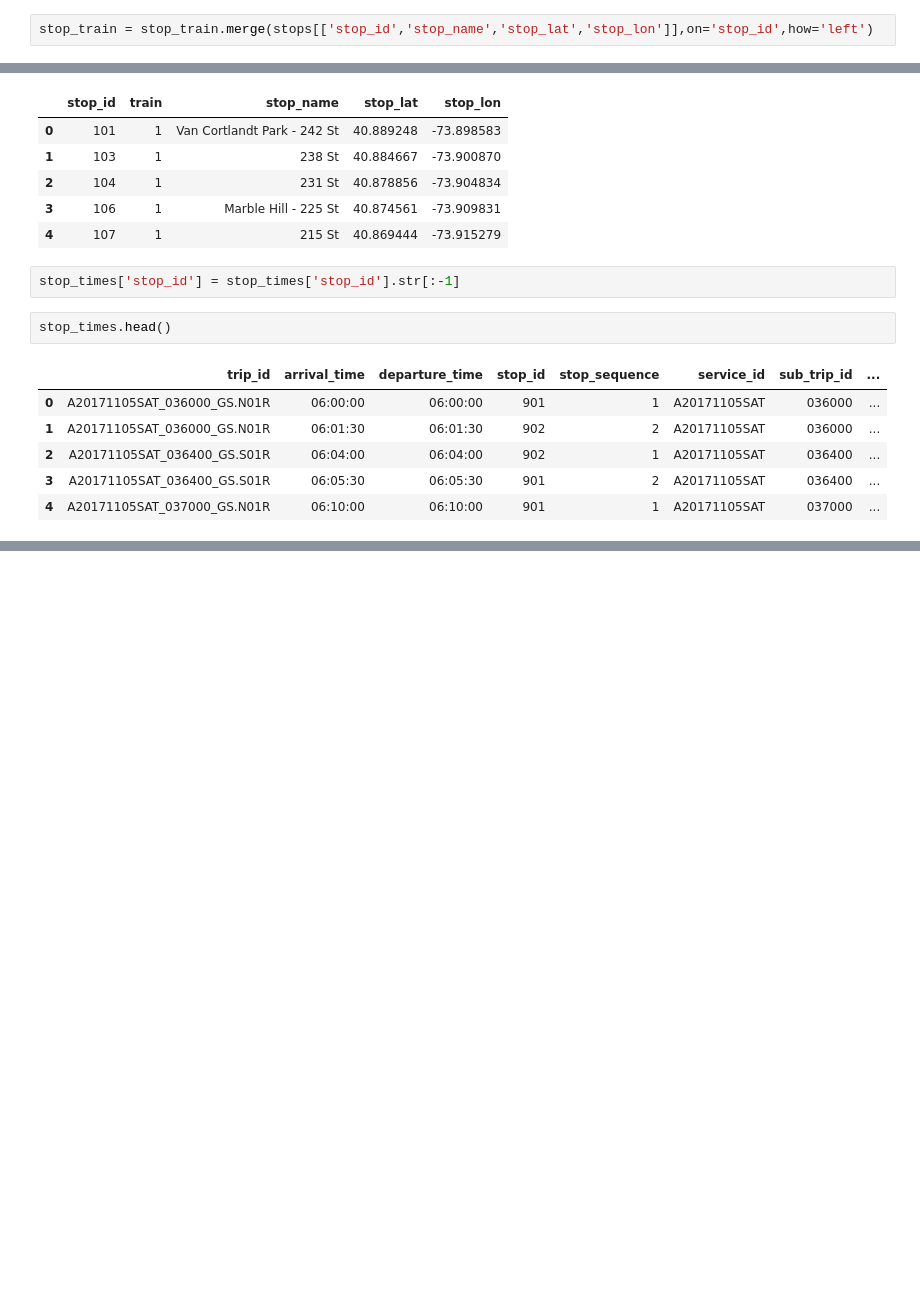
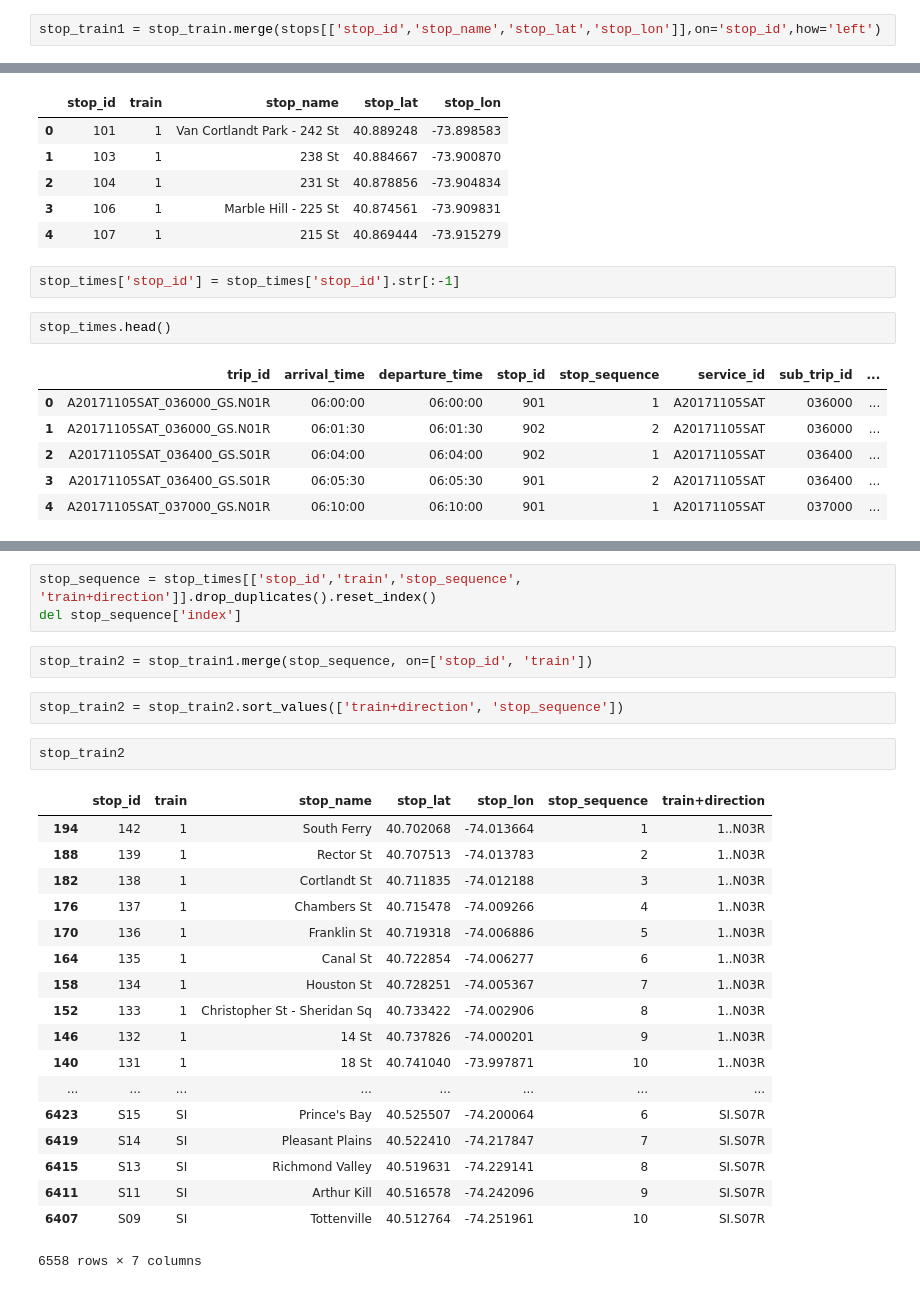
Before and after one commit to beasteers/data_viz_project, a Jupyter notebook: stops.ipynb, the cells around one changed output, grey strips where cells are left out. Cells and saved outputs as stored; diff of their text form; blank space fills up the shorter version.

```diff
--- a/stops.ipynb
+++ b/stops.ipynb
@@ -64,5 +64,5 @@ set(stop_train.train)
 # %%
 stops=pd.read_csv('GTFS_nyc_Subway/stops.txt')
 # %%
-stop_train = stop_train.merge(stops[['stop_id','stop_name','stop_lat','stop_lon']],on='stop_id',how='left')
+stop_train1 = stop_train.merge(stops[['stop_id','stop_name','stop_lat','stop_lon']],on='stop_id',how='left')
 # %%
@@ -89,0 +110,28 @@ stop_times.head()
+# %%
+stop_sequence = stop_times[['stop_id','train','stop_sequence', 'train+direction']].drop_duplicates().reset_index()
+del stop_sequence['index']
+# %%
+stop_train2 = stop_train1.merge(stop_sequence, on=['stop_id', 'train'])
+# %%
+stop_train2 = stop_train2.sort_values(['train+direction', 'stop_sequence'])
+# %%
+stop_train2
+# %% [output]
+|  | stop_id | train | stop_name | stop_lat | stop_lon | stop_sequence | train+direction |
+| 194 | 142 | 1 | South Ferry | 40.702068 | -74.013664 | 1 | 1..N03R |
+| 188 | 139 | 1 | Rector St | 40.707513 | -74.013783 | 2 | 1..N03R |
+| 182 | 138 | 1 | Cortlandt St | 40.711835 | -74.012188 | 3 | 1..N03R |
+| 176 | 137 | 1 | Chambers St | 40.715478 | -74.009266 | 4 | 1..N03R |
+| 170 | 136 | 1 | Franklin St | 40.719318 | -74.006886 | 5 | 1..N03R |
+| 164 | 135 | 1 | Canal St | 40.722854 | -74.006277 | 6 | 1..N03R |
+| 158 | 134 | 1 | Houston St | 40.728251 | -74.005367 | 7 | 1..N03R |
+| 152 | 133 | 1 | Christopher St - Sheridan Sq | 40.733422 | -74.002906 | 8 | 1..N03R |
+| 146 | 132 | 1 | 14 St | 40.737826 | -74.000201 | 9 | 1..N03R |
+| 140 | 131 | 1 | 18 St | 40.741040 | -73.997871 | 10 | 1..N03R |
+| ... | ... | ... | ... | ... | ... | ... | ... |
+| 6423 | S15 | SI | Prince's Bay | 40.525507 | -74.200064 | 6 | SI.S07R |
+| 6419 | S14 | SI | Pleasant Plains | 40.522410 | -74.217847 | 7 | SI.S07R |
+| 6415 | S13 | SI | Richmond Valley | 40.519631 | -74.229141 | 8 | SI.S07R |
+| 6411 | S11 | SI | Arthur Kill | 40.516578 | -74.242096 | 9 | SI.S07R |
+| 6407 | S09 | SI | Tottenville | 40.512764 | -74.251961 | 10 | SI.S07R |
+6558 rows × 7 columns
```
Also changed, not shown: parts of 20 cells of this notebook.
